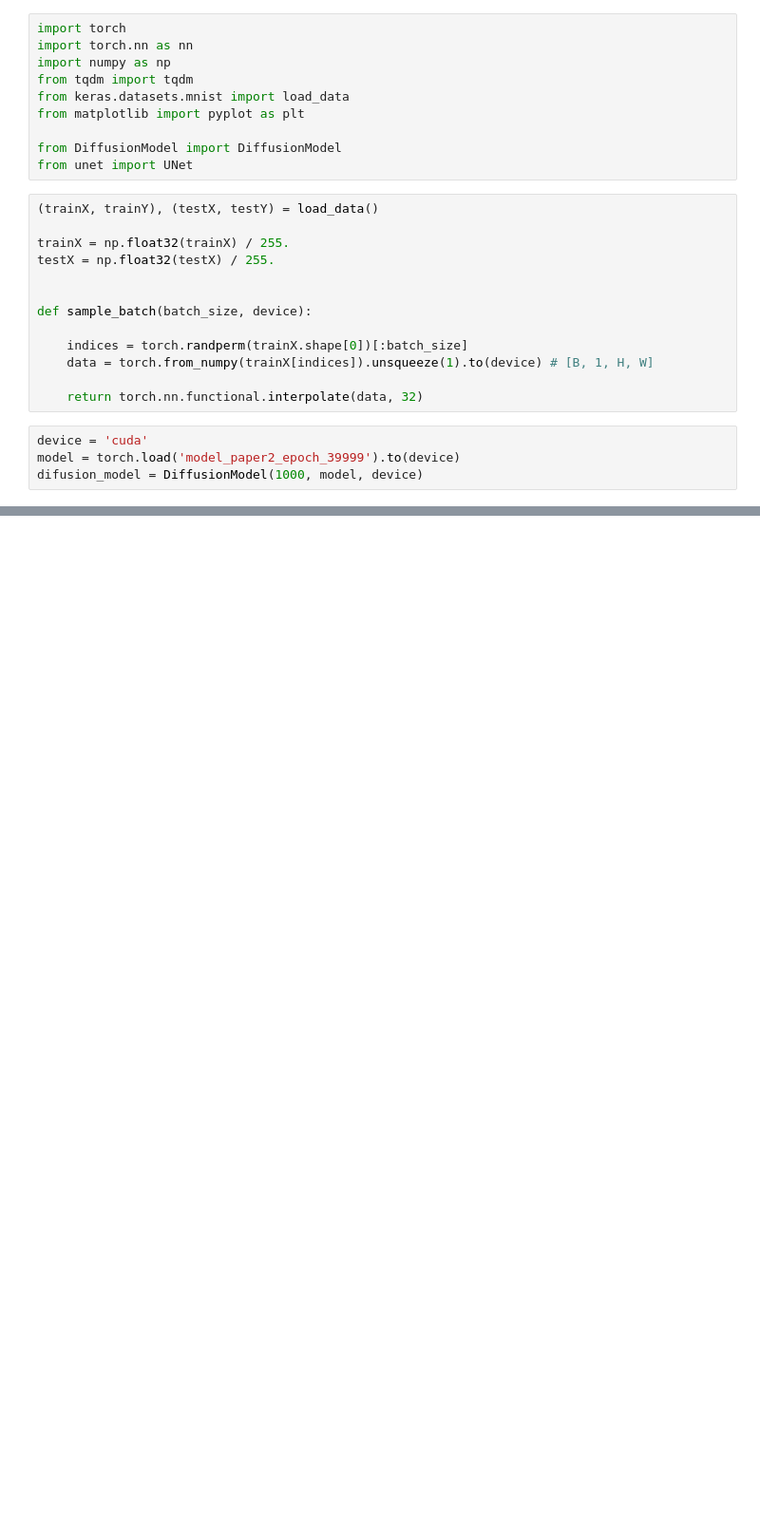
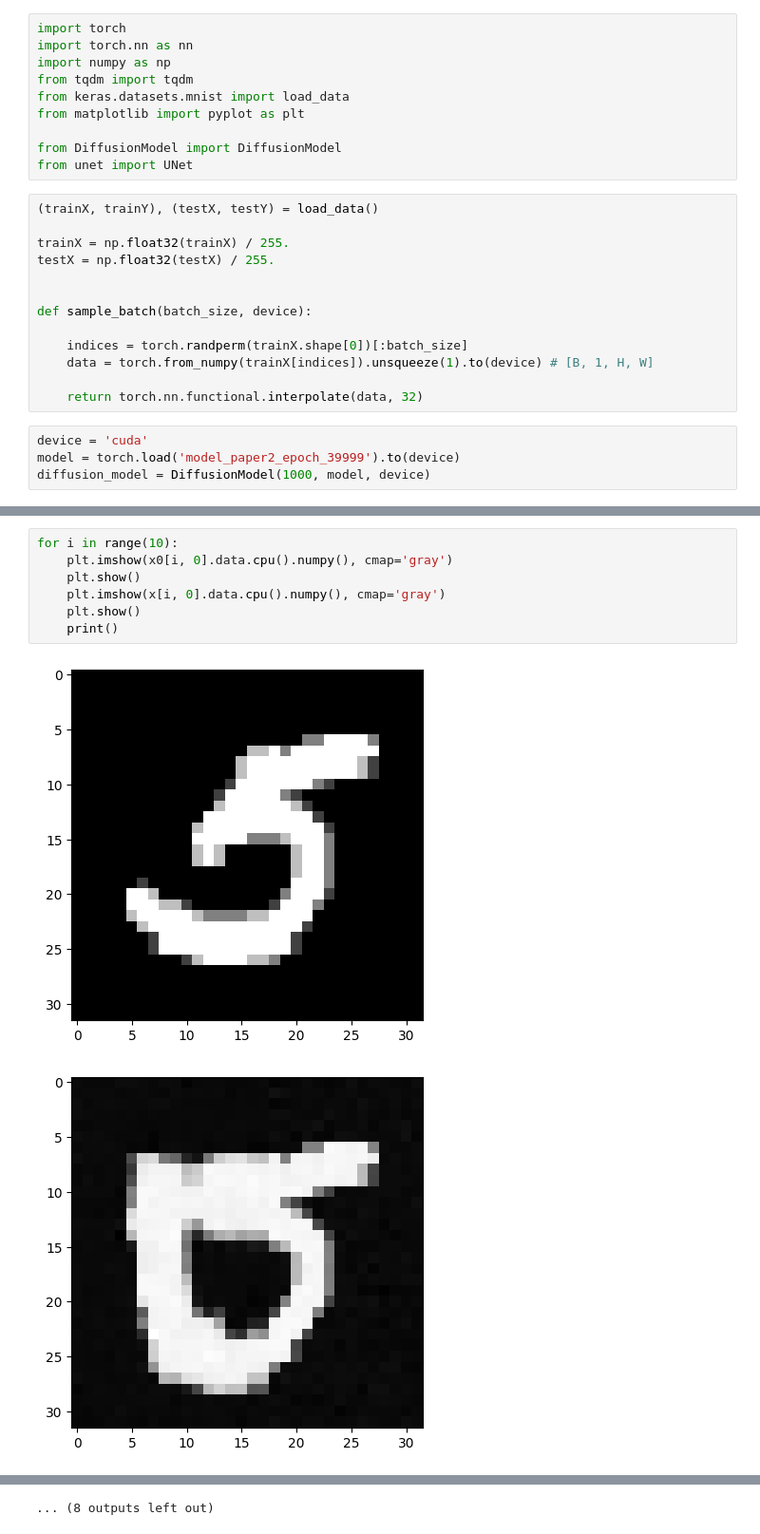
Before and after one commit to cabannas/Introduction-to-Diffusion-Models, a Jupyter notebook: Inpainting.ipynb, the cells around one changed output, grey strips where cells are left out. Shown: that part at 95% size. Drawn from its saved outputs; the diff is of its cells as text; blank space fills up the shorter version.

```diff
--- a/Inpainting.ipynb
+++ b/Inpainting.ipynb
@@ -24,4 +24,4 @@ def sample_batch(batch_size, device):
 # %%
 device = 'cuda'
 model = torch.load('model_paper2_epoch_39999').to(device)
-difusion_model = DiffusionModel(1000, model, device)
+diffusion_model = DiffusionModel(1000, model, device)
@@ -29,0 +86,10 @@ ModuleNotFoundError: No module named 'unet'
+# %%
+for i in range(10):
+    plt.imshow(x0[i, 0].data.cpu().numpy(), cmap='gray')
+    plt.show()
+    plt.imshow(x[i, 0].data.cpu().numpy(), cmap='gray')
+    plt.show()
+    print()
+# %% [output]
+[figure, added]
+[figure, added]
@@ -29,0 +106 @@ ModuleNotFoundError: No module named 'unet'
+... (8 outputs left out)
```
Also changed, not shown: parts of 6 cells of this notebook, 1 other file.
